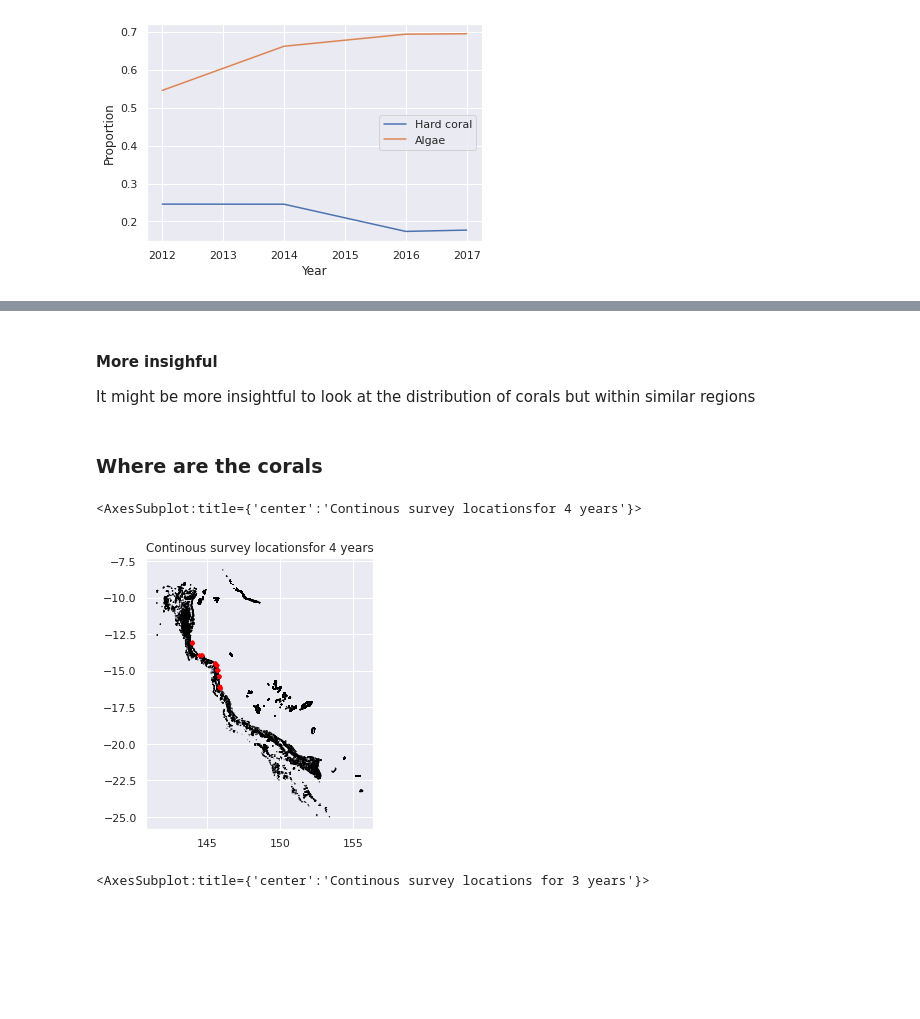
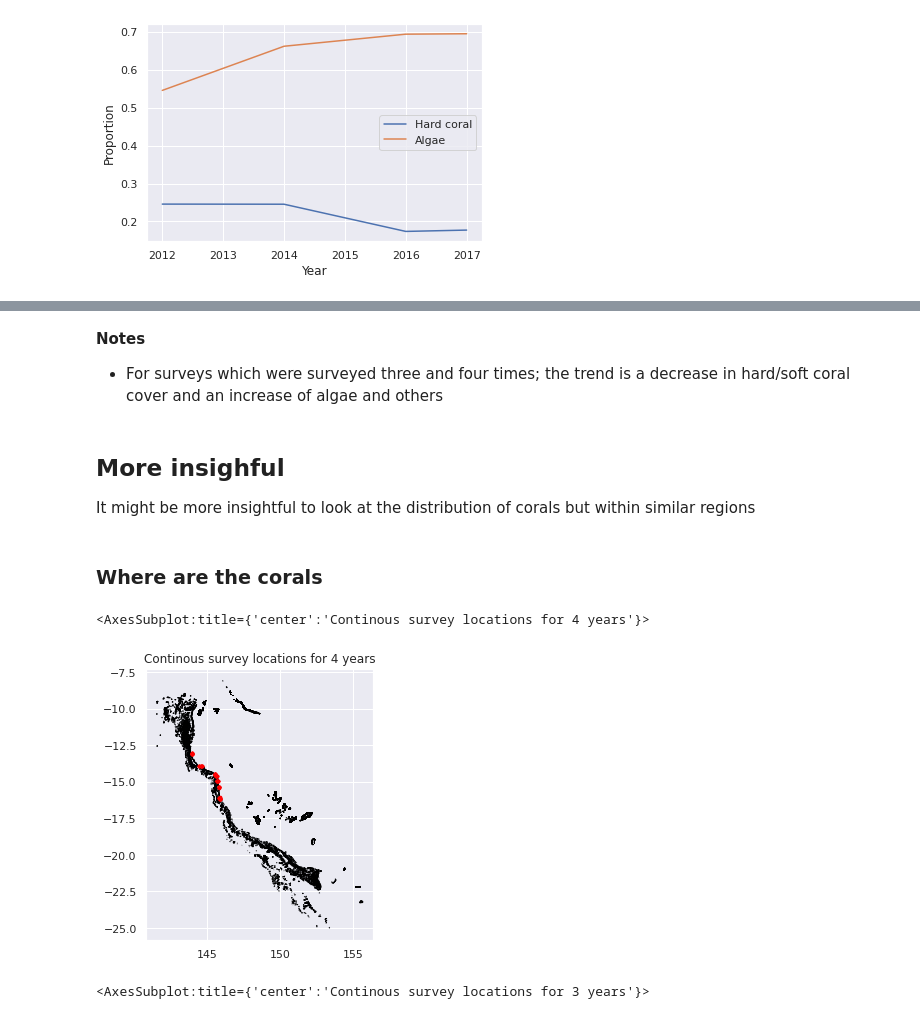
Before and after one commit to LaviSchlyter/research_course_coral, a Jupyter notebook: Notebook_1_Coral_data_presentation.ipynb, the cells around one changed output, grey strips where cells are left out. Drawn from its saved outputs; the diff is of its cells as text; code cells hidden in the pictures; blank space fills up the shorter version.

```diff
--- a/Notebook_1_Coral_data_presentation.ipynb
+++ b/Notebook_1_Coral_data_presentation.ipynb
@@ -40,6 +40,6 @@ ModuleNotFoundError: No module named 'pyproj'
 # %%
 # Import the csv data with percentage of hard, soft corals, other inverterbrates and other things
-Survey = pd.read_csv("../Data/Reefs/seaviewsurvey_surveys.csv")
+Survey = pd.read_csv("Data/seaviewsurvey_surveys.csv")
 Survey.head()
 # %% [output]
 |  | surveyid | transectid | surveydate | ocean | country | folder_name | lat_start | lng_start | lat_end | ... |
@@ -264,5 +259,8 @@ pf.hard_algae_plot(df_2.reset_index())
+# %% [markdown]
+**Notes**
+- For surveys which were surveyed three and four times; the trend is a decrease in hard/soft coral cover and an increase of algae and others
 # %% [markdown]
-#### More insighful
+## More insighful
 It might be more insightful to look at the distribution of corals but within similar regions
 # %%
 df_4_region = pf.make_geo_frame(df_4_region)
@@ -270,16 +268,15 @@ df_3_region = pf.make_geo_frame(df_3_region)
 # %% [markdown]
 ### Where are the corals
 # %%
-shx = gpd.read_file("../Data/Reefs/shp_GBR/Reefs_GBR.shx")
+shx = gpd.read_file("Data/shp_GBR/Reefs_GBR.shx")
 ax = shx.plot(figsize=(15, 5), edgecolor='black')
-ax.set_title("Continous survey locationsfor 4 years")
+ax.set_title("Continous survey locations for 4 years")
 
 # Plot the survey points on the GBR map
-#gSurvey_2012.plot("pr_algea", ax = ax,color = "blue",markersize=7)
 df_4_region.plot("pr_hard_coral", ax = ax,color = "red",markersize=7)
 # %% [output]
-<AxesSubplot:title={'center':'Continous survey locationsfor 4 years'}>
+<AxesSubplot:title={'center':'Continous survey locations for 4 years'}>
-[figure, old version]
+[figure, new version]
 # %%
 
 ax = shx.plot(figsize=(15, 5), edgecolor='black')
```
Also changed, not shown: parts of 33 cells of this notebook.
